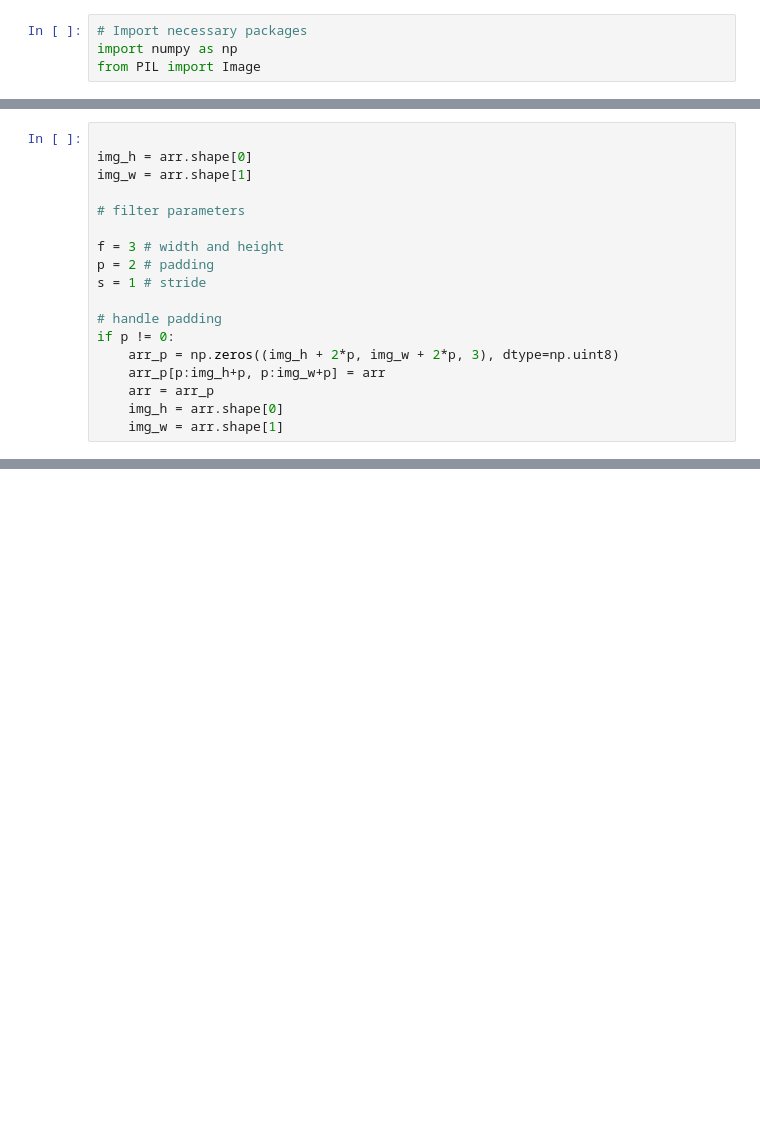
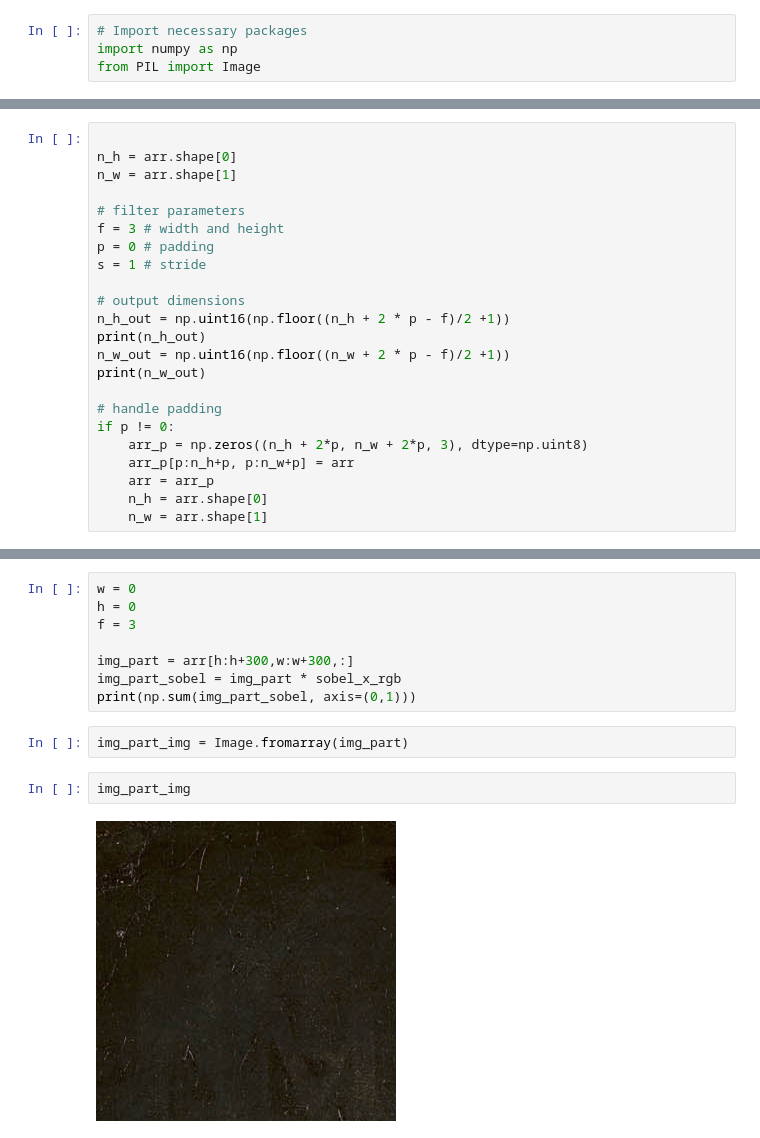
Before and after one commit to GeorgePaps/ML_Mastery, a Jupyter notebook: convolution.ipynb, the cells around one changed output, grey strips where cells are left out. Saved outputs shown, nothing was run; the diff lists cells and outputs as text; blank space fills up the shorter version.

```diff
--- a/convolution.ipynb
+++ b/convolution.ipynb
@@ -24,18 +14,23 @@ arr_2.nbytes/1000000
 # %%
 
-img_h = arr.shape[0]
-img_w = arr.shape[1]
+n_h = arr.shape[0]
+n_w = arr.shape[1]
 
 # filter parameters
+f = 3 # width and height
+p = 0 # padding
+s = 1 # stride
 
-f = 3 # width and height
-p = 2 # padding
-s = 1 # stride
+# output dimensions
+n_h_out = np.uint16(np.floor((n_h + 2 * p - f)/2 +1))
+print(n_h_out)
+n_w_out = np.uint16(np.floor((n_w + 2 * p - f)/2 +1))
+print(n_w_out)
 
 # handle padding
 if p != 0:
-    arr_p = np.zeros((img_h + 2*p, img_w + 2*p, 3), dtype=np.uint8)
-    arr_p[p:img_h+p, p:img_w+p] = arr
+    arr_p = np.zeros((n_h + 2*p, n_w + 2*p, 3), dtype=np.uint8)
+    arr_p[p:n_h+p, p:n_w+p] = arr
     arr = arr_p
-    img_h = arr.shape[0]
-    img_w = arr.shape[1]
+    n_h = arr.shape[0]
+    n_w = arr.shape[1]
@@ -41,0 +73,14 @@ if p != 0:
+# %%
+w = 0
+h = 0
+f = 3
+
+img_part = arr[h:h+300,w:w+300,:]
+img_part_sobel = img_part * sobel_x_rgb
+print(np.sum(img_part_sobel, axis=(0,1)))
+# %%
+img_part_img = Image.fromarray(img_part)
+# %%
+img_part_img
+# %% [output]
+[figure, added]
```
Also changed, not shown: parts of 6 cells of this notebook.
